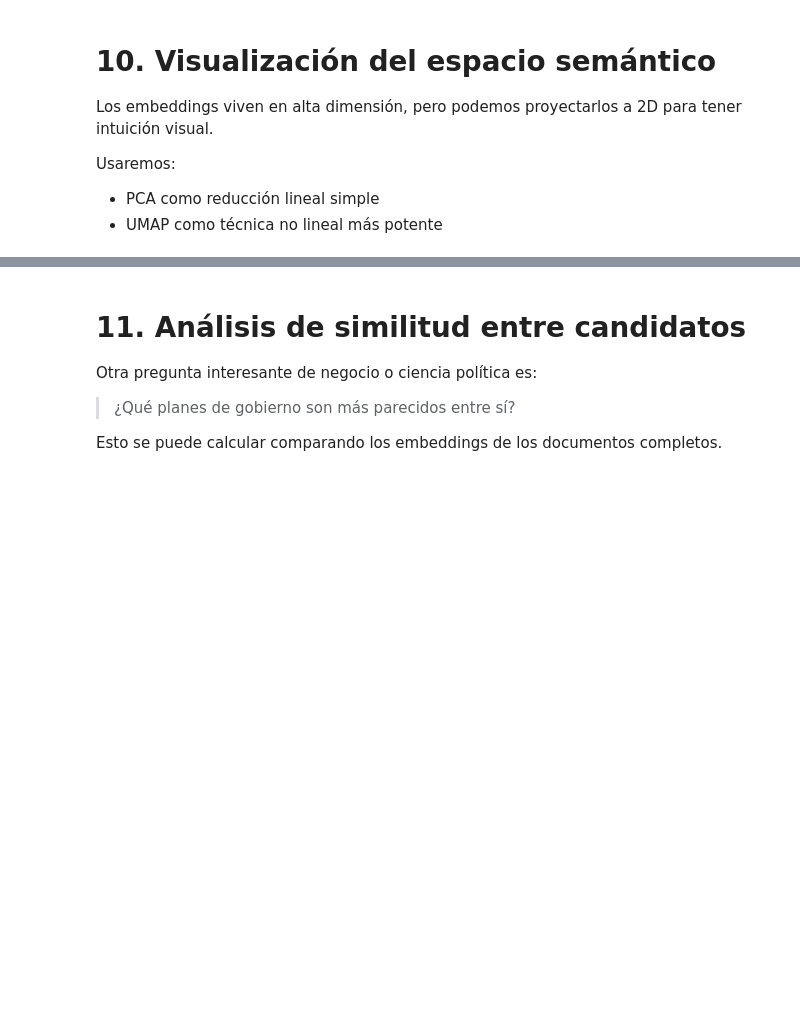
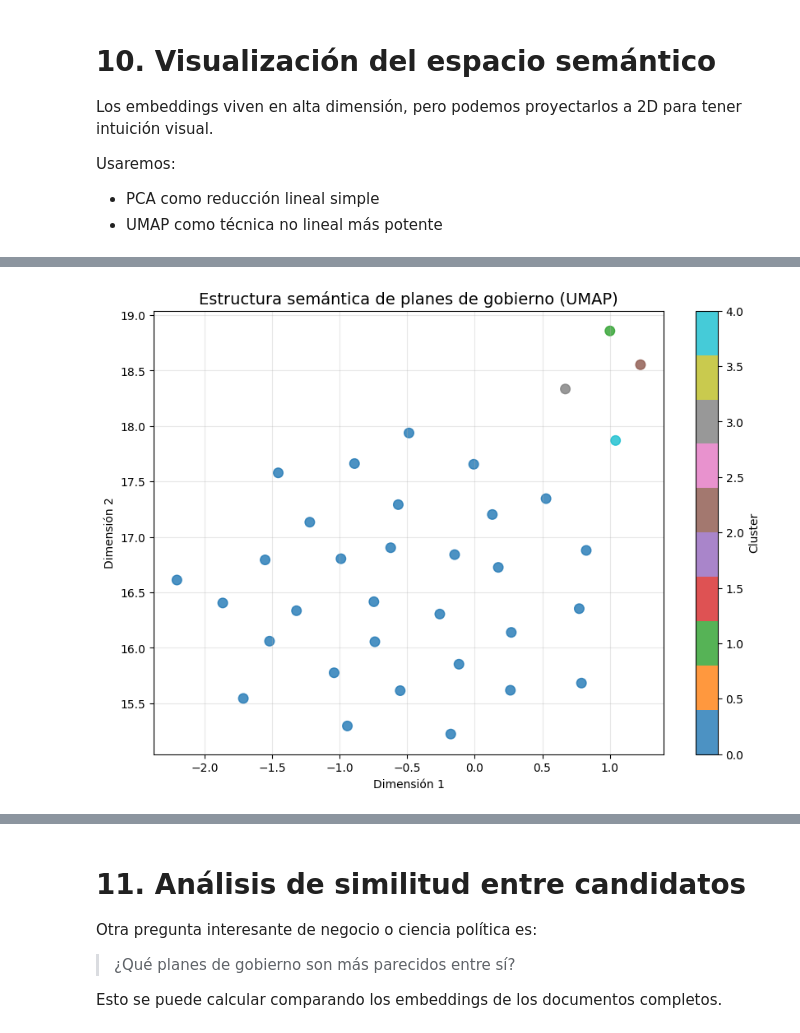
Before and after one commit to josefrodrim/ML-course, a Jupyter notebook: Clase_14A_Transformes.ipynb, the cells around one changed output, grey strips where cells are left out. Saved outputs shown, nothing was run; the diff lists cells and outputs as text; code cells hidden in the pictures; blank space fills up the shorter version.

```diff
--- a/Clase_14A_Transformes.ipynb
+++ b/Clase_14A_Transformes.ipynb
@@ -453,9 +597,41 @@ plt.show()
 # %%
-# Si tienes instalado umap-learn:
-# import umap
-# reducer = umap.UMAP(random_state=42)
-# emb_2d_umap = reducer.fit_transform(embeddings)
-# plt.figure(figsize=(8,6))
-# plt.scatter(emb_2d_umap[:,0], emb_2d_umap[:,1])
-# plt.title("Proyección UMAP de planes de gobierno")
-# plt.show()
+import umap
+import matplotlib.pyplot as plt
+from sklearn.cluster import KMeans
+
+# Reducir dimensión con UMAP
+reducer = umap.UMAP(
+    n_neighbors=15,
+    min_dist=0.1,
+    n_components=2,
+    random_state=42
+)
+
+emb_2d_umap = reducer.fit_transform(embeddings)
+
+# clustering para visualizar estructura semántica
+kmeans = KMeans(n_clusters=5, random_state=42)
+clusters = kmeans.fit_predict(embeddings)
+
+plt.figure(figsize=(10,7))
+
+plt.scatter(
+    emb_2d_umap[:,0],
+    emb_2d_umap[:,1],
+    c=clusters,
+    cmap="tab10",
+    s=70,
+    alpha=0.8
+)
+
+plt.title("Estructura semántica de planes de gobierno (UMAP)", fontsize=14)
+plt.xlabel("Dimensión 1")
+plt.ylabel("Dimensión 2")
+
+plt.colorbar(label="Cluster")
+
+plt.grid(alpha=0.3)
+
+plt.show()
+# %% [output]
+[figure, added]
```
Also changed, not shown: parts of 21 cells of this notebook, 6 other files.
